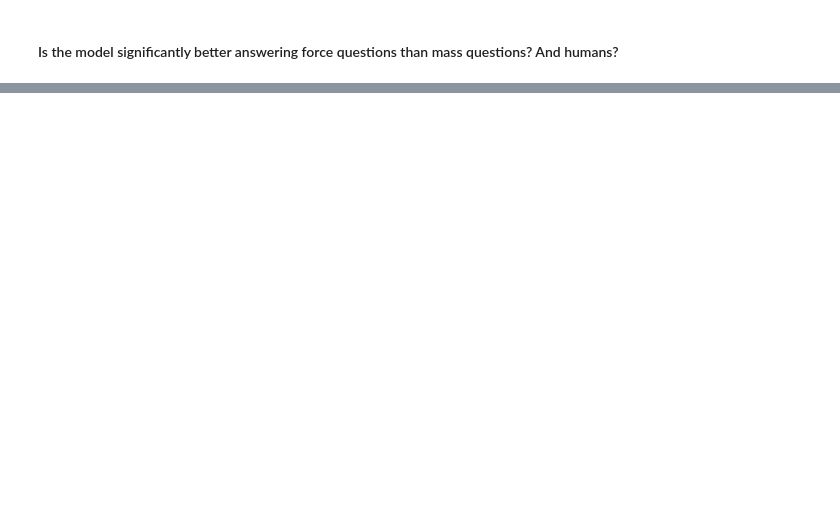
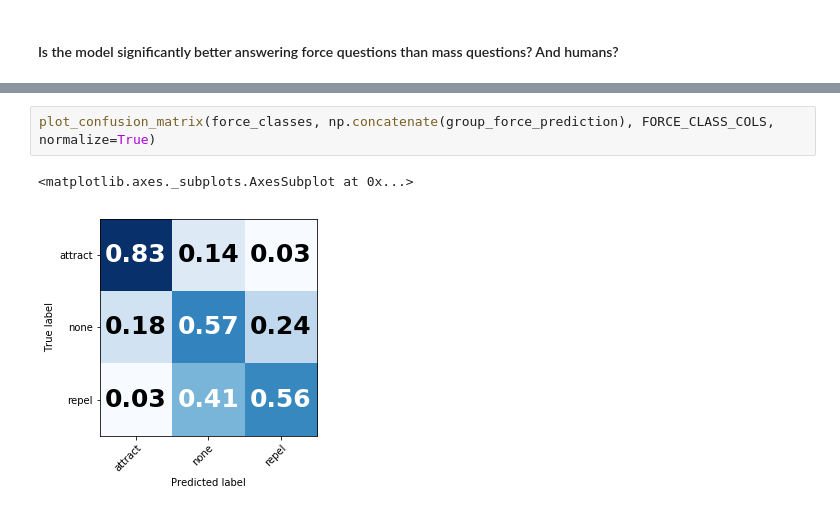
Before and after one commit to iamhectorotero/learning-physical-properties-with-rnns, a Jupyter notebook: cogsci_experiments/07c. Testing RNN models.ipynb, the cells around one changed output, grey strips where cells are left out. Saved outputs shown, nothing was run; the diff lists cells and outputs as text; blank space fills up the shorter version.

```diff
--- a/cogsci_experiments/07c. Testing RNN models.ipynb
+++ b/cogsci_experiments/07c. Testing RNN models.ipynb
@@ -136,0 +136,5 @@ AttributeError: No 'fps' (frames per second) attribute specified for function wr
+# %%
+plot_confusion_matrix(force_classes, np.concatenate(group_force_prediction), FORCE_CLASS_COLS, normalize=True)
+# %% [output]
+<matplotlib.axes._subplots.AxesSubplot at 0x...>
+[figure, added]
```
Also changed, not shown: parts of 17 cells of this notebook.
